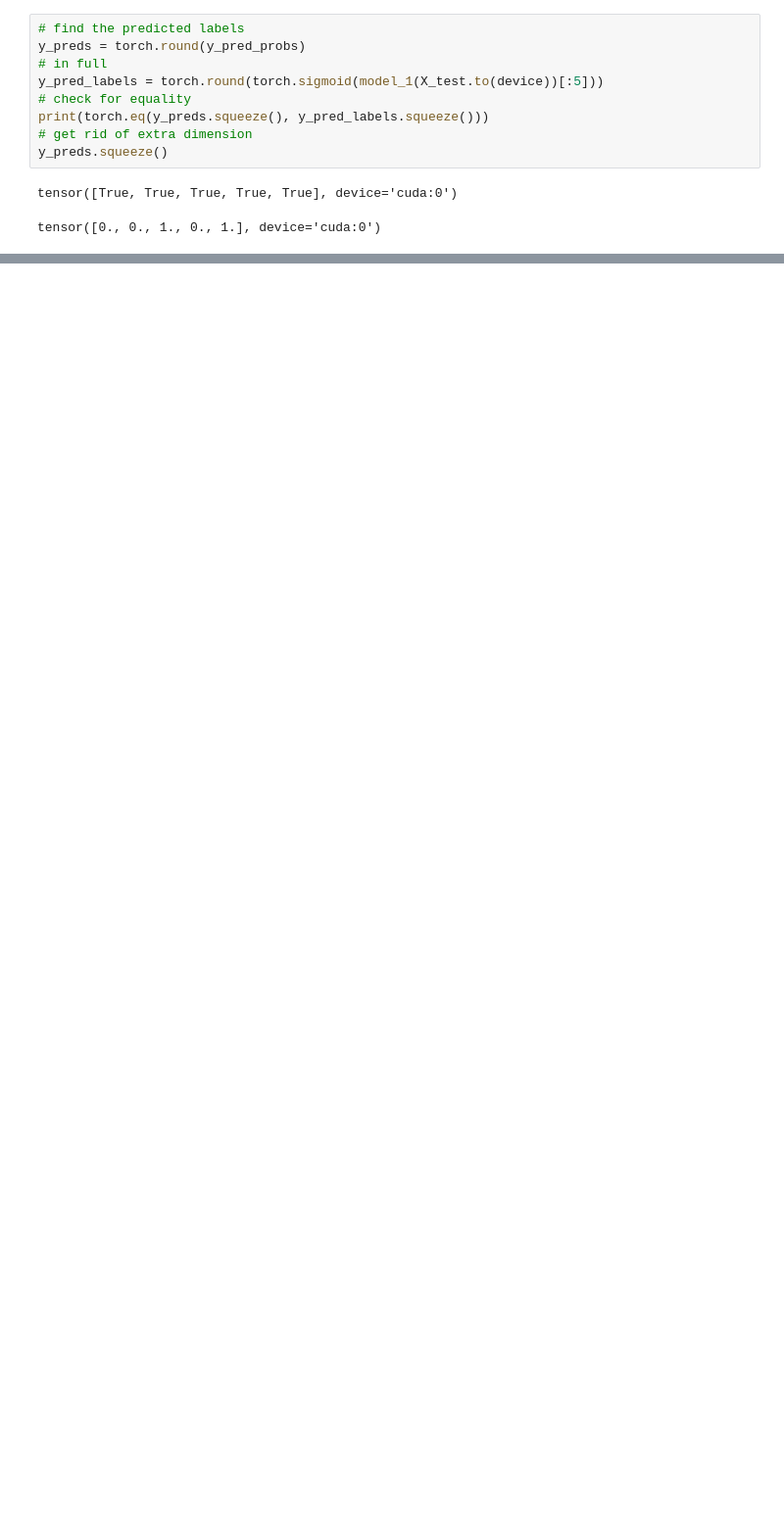
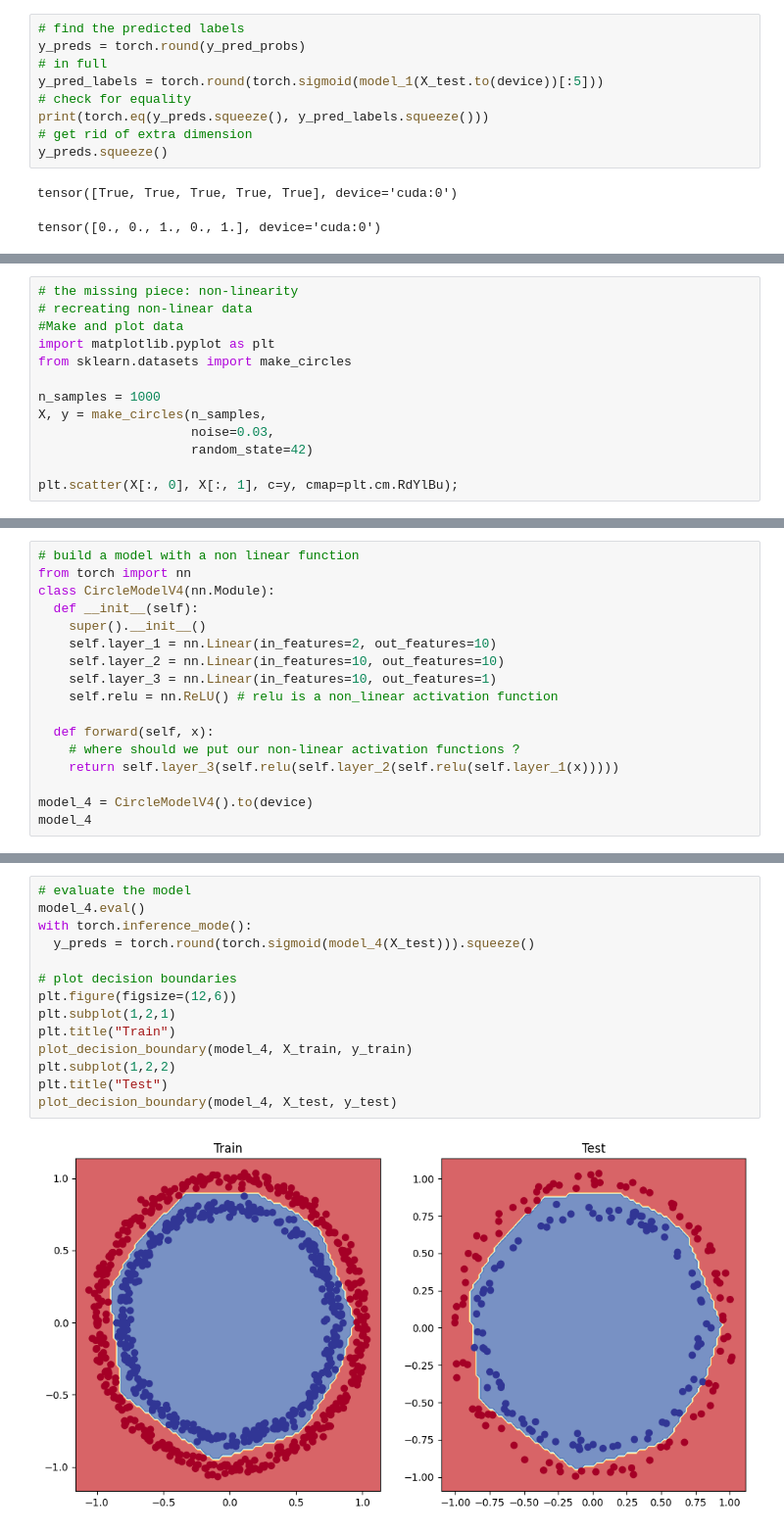
Before and after one commit to jevylux/pytorchtraining, a Jupyter notebook: pytorchClassification.ipynb, the cells around one changed output, grey strips where cells are left out. Shown at 98% size. Drawn from its saved outputs; the diff is of its cells as text; blank space fills up the shorter version.

```diff
--- a/pytorchClassification.ipynb
+++ b/pytorchClassification.ipynb
@@ -358,0 +572,13 @@ helper_functions.py already exists, skipping download
+# %%
+# the missing piece: non-linearity
+# recreating non-linear data
+#Make and plot data
+import matplotlib.pyplot as plt
+from sklearn.datasets import make_circles
+
+n_samples = 1000
+X, y = make_circles(n_samples,
+                    noise=0.03,
+                    random_state=42)
+
+plt.scatter(X[:, 0], X[:, 1], c=y, cmap=plt.cm.RdYlBu);
@@ -358,0 +611,17 @@ helper_functions.py already exists, skipping download
+# %%
+# build a model with a non linear function
+from torch import nn
+class CircleModelV4(nn.Module):
+  def __init__(self):
+    super().__init__()
+    self.layer_1 = nn.Linear(in_features=2, out_features=10)
+    self.layer_2 = nn.Linear(in_features=10, out_features=10)
+    self.layer_3 = nn.Linear(in_features=10, out_features=1)
+    self.relu = nn.ReLU() # relu is a non_linear activation function
+
+  def forward(self, x):
+    # where should we put our non-linear activation functions ?
+    return self.layer_3(self.relu(self.layer_2(self.relu(self.layer_1(x)))))
+
+model_4 = CircleModelV4().to(device)
+model_4
@@ -358,0 +696,16 @@ helper_functions.py already exists, skipping download
+# %%
+# evaluate the model
+model_4.eval()
+with torch.inference_mode():
+  y_preds = torch.round(torch.sigmoid(model_4(X_test))).squeeze()
+
+# plot decision boundaries
+plt.figure(figsize=(12,6))
+plt.subplot(1,2,1)
+plt.title("Train")
+plot_decision_boundary(model_4, X_train, y_train)
+plt.subplot(1,2,2)
+plt.title("Test")
+plot_decision_boundary(model_4, X_test, y_test)
+# %% [output]
+[figure, added]
```
Also changed, not shown: parts of 23 cells of this notebook.
